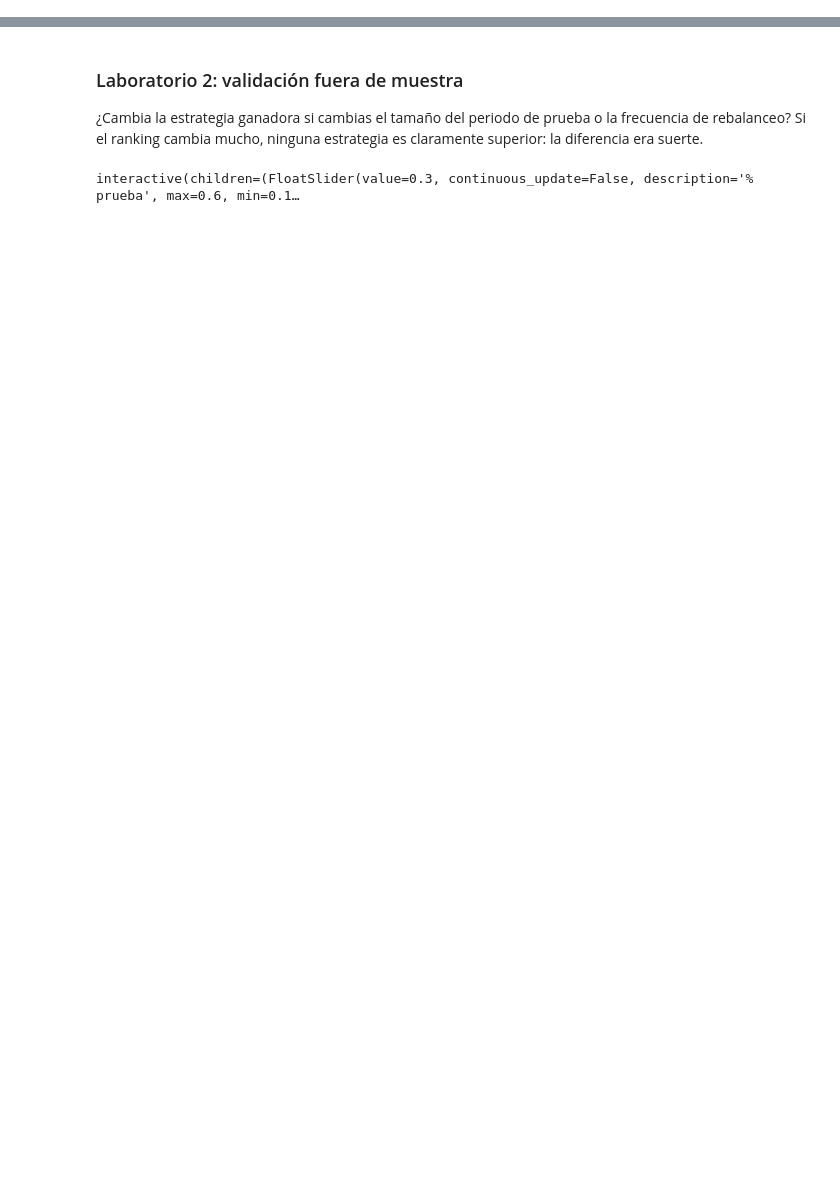
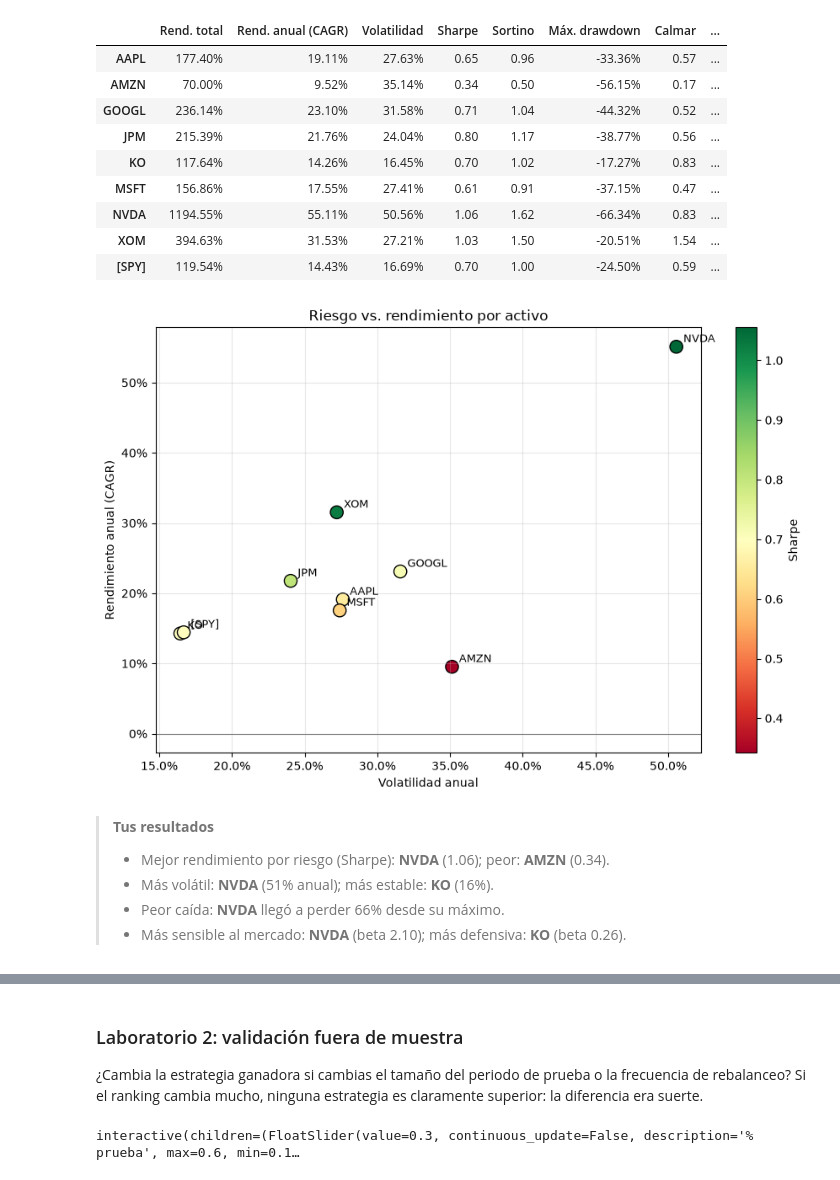
Before and after one commit to OmarRR2003/portfolio-optimization, a Jupyter notebook: acciones.ipynb, the cells around one changed output, grey strips where cells are left out. Drawn from its saved outputs; the diff is of its cells as text; code cells hidden in the pictures; blank space fills up the shorter version.

```diff
--- a/acciones.ipynb
+++ b/acciones.ipynb
@@ -415,0 +120,25 @@ interactive(children=(Dropdown(description='Estrategia', index=4, options=('Igua
+# %%
+@tab.seccion
+def _():
+    A = tab.A
+    display(ac.estilo(A.met_activos))
+    ac.graf_riesgo_rendimiento(A.met_activos); plt.show()
+    display(Markdown(ac.lectura_metricas(A.met_activos, A.rf)))
+# %% [output]
+|  | Rend. total | Rend. anual (CAGR) | Volatilidad | Sharpe | Sortino | Máx. drawdown | Calmar | ... |
+| AAPL | 177.40% | 19.11% | 27.63% | 0.65 | 0.96 | -33.36% | 0.57 | ... |
+| AMZN | 70.00% | 9.52% | 35.14% | 0.34 | 0.50 | -56.15% | 0.17 | ... |
+| GOOGL | 236.14% | 23.10% | 31.58% | 0.71 | 1.04 | -44.32% | 0.52 | ... |
+| JPM | 215.39% | 21.76% | 24.04% | 0.80 | 1.17 | -38.77% | 0.56 | ... |
+| KO | 117.64% | 14.26% | 16.45% | 0.70 | 1.02 | -17.27% | 0.83 | ... |
+| MSFT | 156.86% | 17.55% | 27.41% | 0.61 | 0.91 | -37.15% | 0.47 | ... |
+| NVDA | 1194.55% | 55.11% | 50.56% | 1.06 | 1.62 | -66.34% | 0.83 | ... |
+| XOM | 394.63% | 31.53% | 27.21% | 1.03 | 1.50 | -20.51% | 1.54 | ... |
+| [SPY] | 119.54% | 14.43% | 16.69% | 0.70 | 1.00 | -24.50% | 0.59 | ... |
+[figure, added]
+> **Tus resultados**
+>
+> - Mejor rendimiento por riesgo (Sharpe): **NVDA** (1.06); peor: **AMZN** (0.34).
+> - Más volátil: **NVDA** (51% anual); más estable: **KO** (16%).
+> - Peor caída: **NVDA** llegó a perder 66% desde su máximo.
+> - Más sensible al mercado: **NVDA** (beta 2.10); más defensiva: **KO** (beta 0.26).
```
Also changed, not shown: parts of 57 cells of this notebook, 5 other files.
